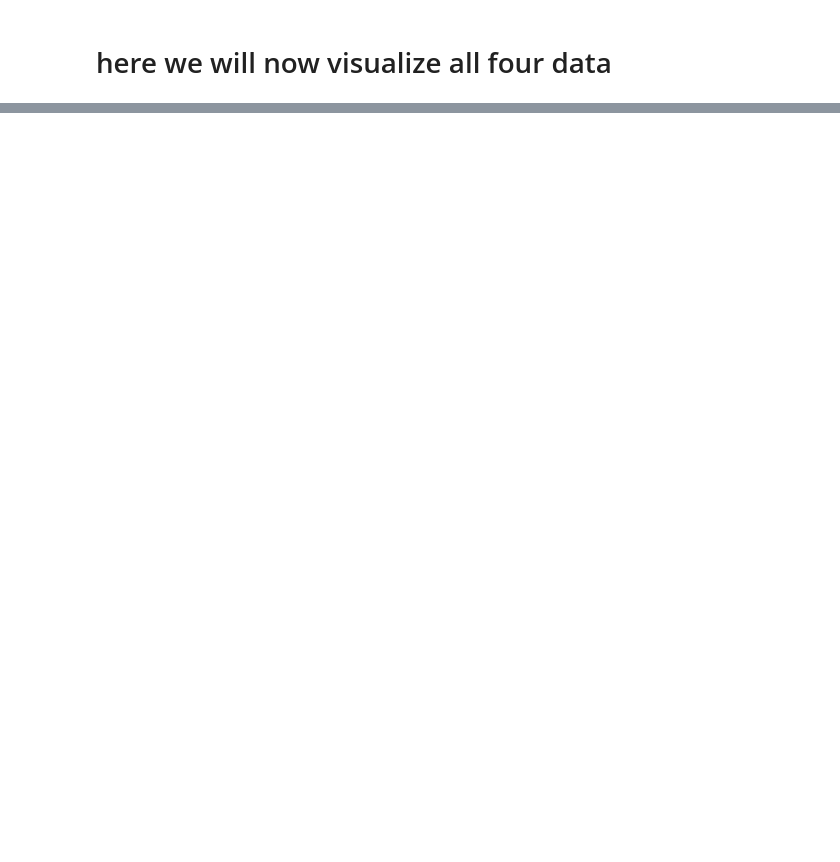
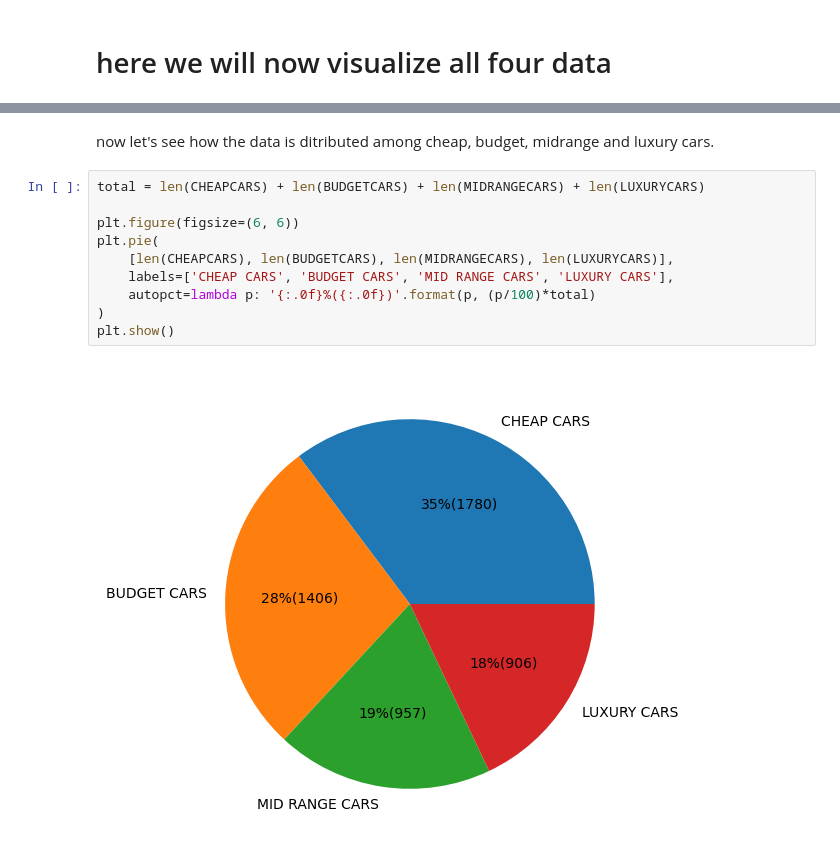
Before and after one commit to shashi0x/Used-Car-Price-Predictor-v2, a Jupyter notebook: Data/datavisuals.ipynb, the cells around one changed output, grey strips where cells are left out. Saved outputs shown, nothing was run; the diff lists cells and outputs as text; blank space fills up the shorter version.

```diff
--- a/Data/datavisuals.ipynb
+++ b/Data/datavisuals.ipynb
@@ -18,0 +21,14 @@ plt.show()
+# %% [markdown]
+now let's see how the data is ditributed among cheap, budget, midrange and luxury cars.
+# %%
+total = len(CHEAPCARS) + len(BUDGETCARS) + len(MIDRANGECARS) + len(LUXURYCARS)
+
+plt.figure(figsize=(6, 6))
+plt.pie(
+    [len(CHEAPCARS), len(BUDGETCARS), len(MIDRANGECARS), len(LUXURYCARS)],
+    labels=['CHEAP CARS', 'BUDGET CARS', 'MID RANGE CARS', 'LUXURY CARS'],
+    autopct=lambda p: '{:.0f}%({:.0f})'.format(p, (p/100)*total)
+)
+plt.show()
+# %% [output]
+[figure, added]
```
Also changed, not shown: parts of 9 cells of this notebook.
